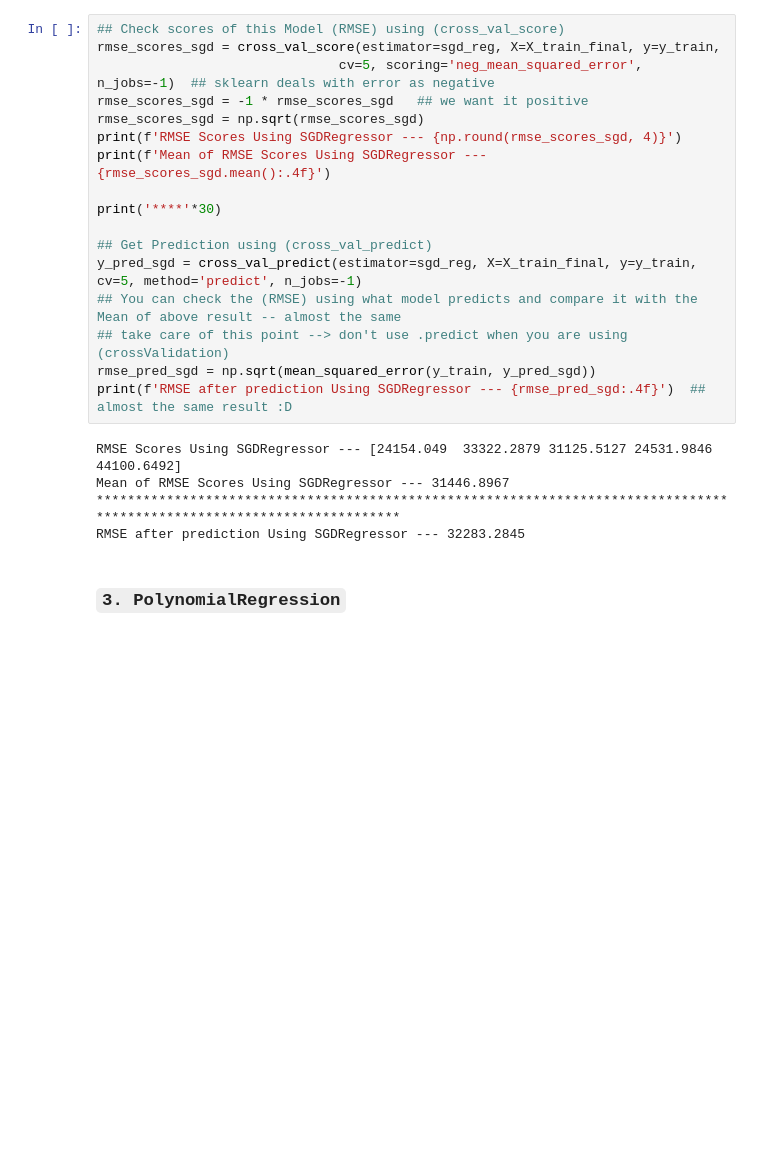
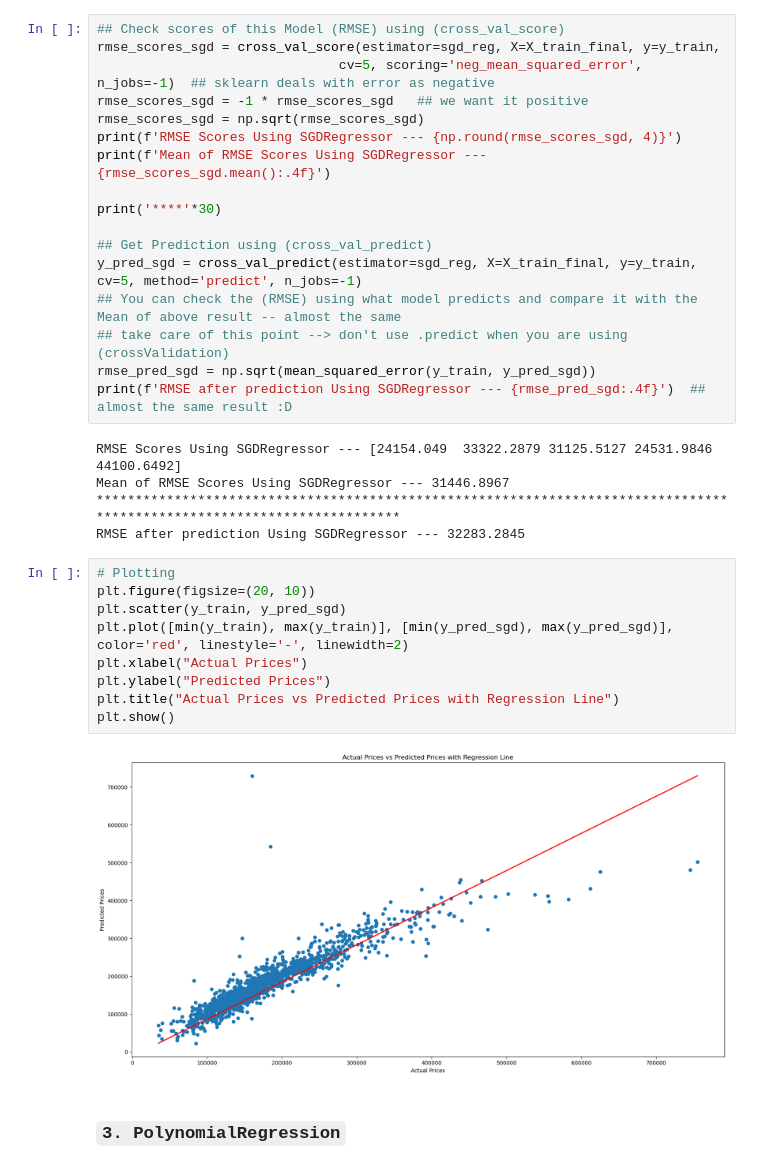
Before and after one commit to pykhaleda/PRODIGY_ML_01, a Jupyter notebook: house_prices_prediction_xgb.ipynb, the cells around one changed output. Saved outputs shown, nothing was run; the diff lists cells and outputs as text; blank space fills up the shorter version.

```diff
--- a/house_prices_prediction_xgb.ipynb
+++ b/house_prices_prediction_xgb.ipynb
@@ -422,6 +433,17 @@ RMSE Scores Using SGDRegressor --- [24154.049  33322.2879 31125.5127 24531.9846
 Mean of RMSE Scores Using SGDRegressor --- 31446.8967
 ************************************************************************************************************************
 RMSE after prediction Using SGDRegressor --- 32283.2845
+# %%
+# Plotting
+plt.figure(figsize=(20, 10))
+plt.scatter(y_train, y_pred_sgd)
+plt.plot([min(y_train), max(y_train)], [min(y_pred_sgd), max(y_pred_sgd)], color='red', linestyle='-', linewidth=2)
+plt.xlabel("Actual Prices")
+plt.ylabel("Predicted Prices")
+plt.title("Actual Prices vs Predicted Prices with Regression Line")
+plt.show()
+# %% [output]
+[figure, added]
 # %% [markdown]
 ### `3. PolynomialRegression`
 # %%
```
Also changed, not shown: parts of 7 cells of this notebook.
